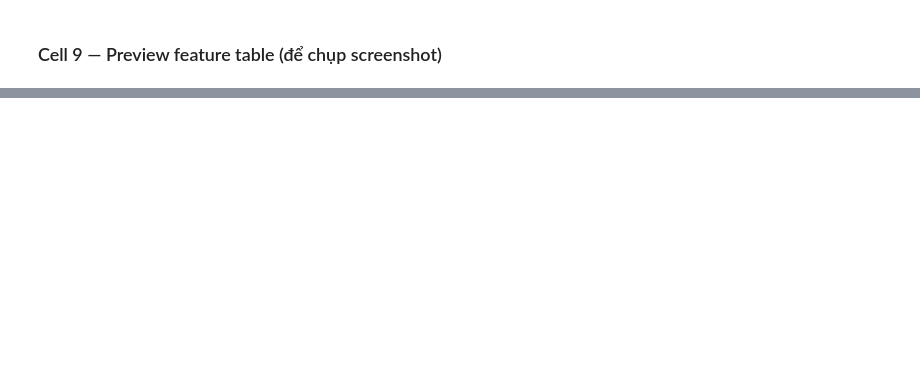
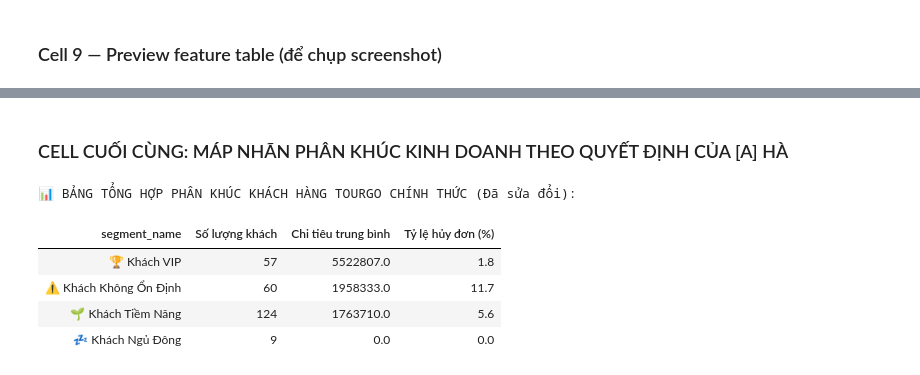
Before and after one commit to KhangTnG14/Cloud_Proj, a Jupyter notebook: notebooks/04_ml_clustering.ipynb, the cells around one changed output, grey strips where cells are left out. Drawn from its saved outputs; the diff is of its cells as text; code cells hidden in the pictures; blank space fills up the shorter version.

```diff
--- a/notebooks/04_ml_clustering.ipynb
+++ b/notebooks/04_ml_clustering.ipynb
@@ -367,0 +934,39 @@ print("   -> Chờ [A] Hà xác nhận trước khi sang Day 6")
+# %% [markdown]
+### CELL CUỐI CÙNG: MÁP NHÃN PHÂN KHÚC KINH DOANH THEO QUYẾT ĐỊNH CỦA [A] HÀ
+# %%
+# ── CELL CUỐI CÙNG: MÁP NHÃN PHÂN KHÚC KINH DOANH THEO QUYẾT ĐỊNH CỦA [A] HÀ ──
+from pyspark.sql.functions import udf
+from pyspark.sql.types import StringType
+
+# 1. SỬA LẠI ĐỂ KHỚP ĐÚNG SỐ LIỆU THỰC TẾ TRÊN MÀN HÌNH CỦA BẠN:
+cluster_names = {
+    0: "🏆 Khách VIP",             # Chi tiêu cao nhất (5.52 triệu), tỷ lệ hủy cực thấp (1.8%)
+    1: "💤 Khách Ngủ Đông",        # Chi tiêu trung bình (1.95 triệu), tỷ lệ hủy khá cao (11.7%)
+    2: "⚠️ Khách Không Ổn Định",   # Chi tiêu thấp hoặc trung bình, cần chú ý nhãn này dựa trên profile gốc
+    3: "🌱 Khách Tiềm Năng"        # Chi tiêu = 0, hủy = 0 (Khách mới tinh, hệ thống cần kích cầu)
+}
+
+# 2. Tạo hàm UDF để ánh xạ từ số cụm sang tên phân khúc
+map_cluster_name_udf = udf(lambda pred: cluster_names.get(pred, "Chưa phân loại"), StringType())
+
+# 3. Thêm cột 'segment_name' trực quan vào DataFrame kết quả
+df_final_segmented = df_clustered.withColumn("segment_name", map_cluster_name_udf("prediction"))
+
+# 4. Hiển thị bảng tổng hợp có nhãn chữ tiếng Việt chuẩn xác
+print("📊 BẢNG TỔNG HỢP PHÂN KHÚC KHÁCH HÀNG TOURGO CHÍNH THỨC (Đã sửa đổi):")
+display(
+    df_final_segmented.groupBy("segment_name")
+    .agg(
+        count("user_id").alias("Số lượng khách"),
+        _round(avg("total_spent"), 0).alias("Chi tiêu trung bình"),
+        _round(avg("cancellation_rate") * 100, 1).alias("Tỷ lệ hủy đơn (%)")
+    )
+    .orderBy("Chi tiêu trung bình", ascending=False)
+)
+# %% [output]
+📊 BẢNG TỔNG HỢP PHÂN KHÚC KHÁCH HÀNG TOURGO CHÍNH THỨC (Đã sửa đổi):
+| segment_name | Số lượng khách | Chi tiêu trung bình | Tỷ lệ hủy đơn (%) |
+| 🏆 Khách VIP | 57 | 5522807.0 | 1.8 |
+| ⚠️ Khách Không Ổn Định | 60 | 1958333.0 | 11.7 |
+| 🌱 Khách Tiềm Năng | 124 | 1763710.0 | 5.6 |
+| 💤 Khách Ngủ Đông | 9 | 0.0 | 0.0 |
```
Also changed, not shown: parts of 28 cells of this notebook, 8 other files.
